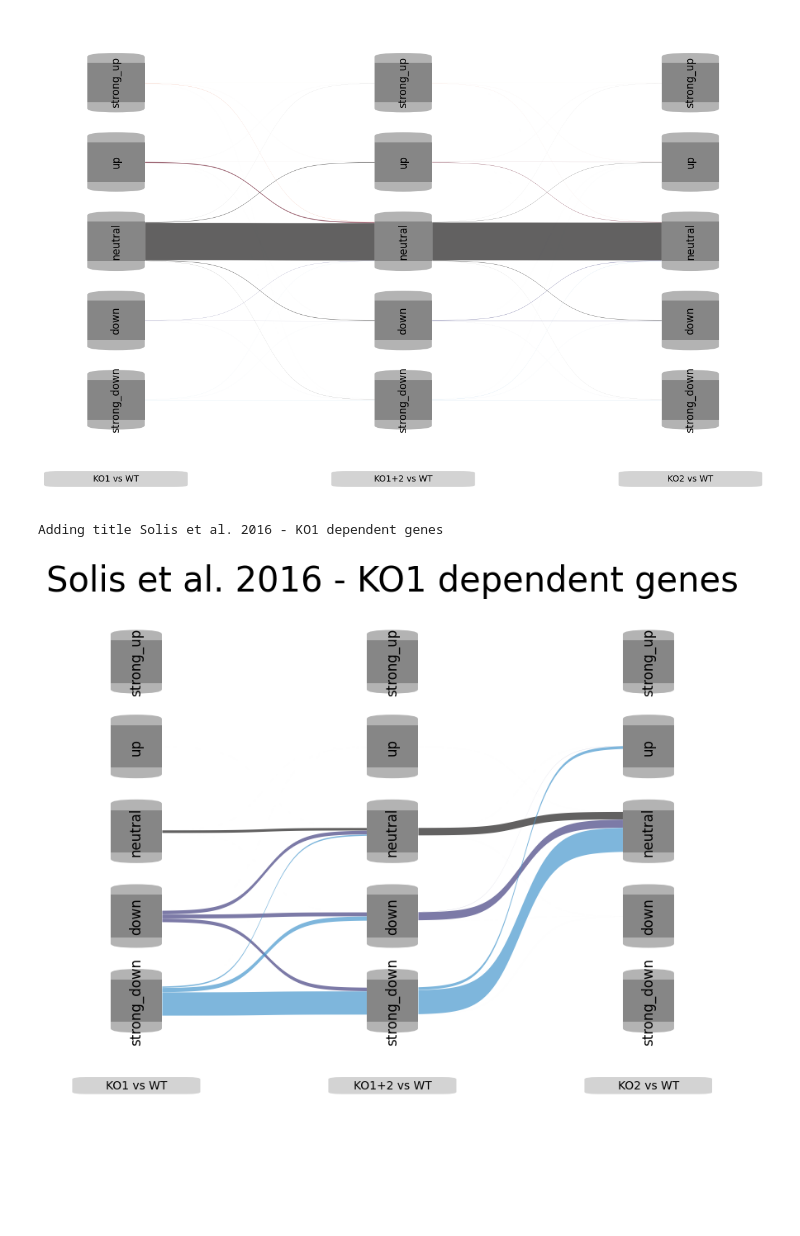
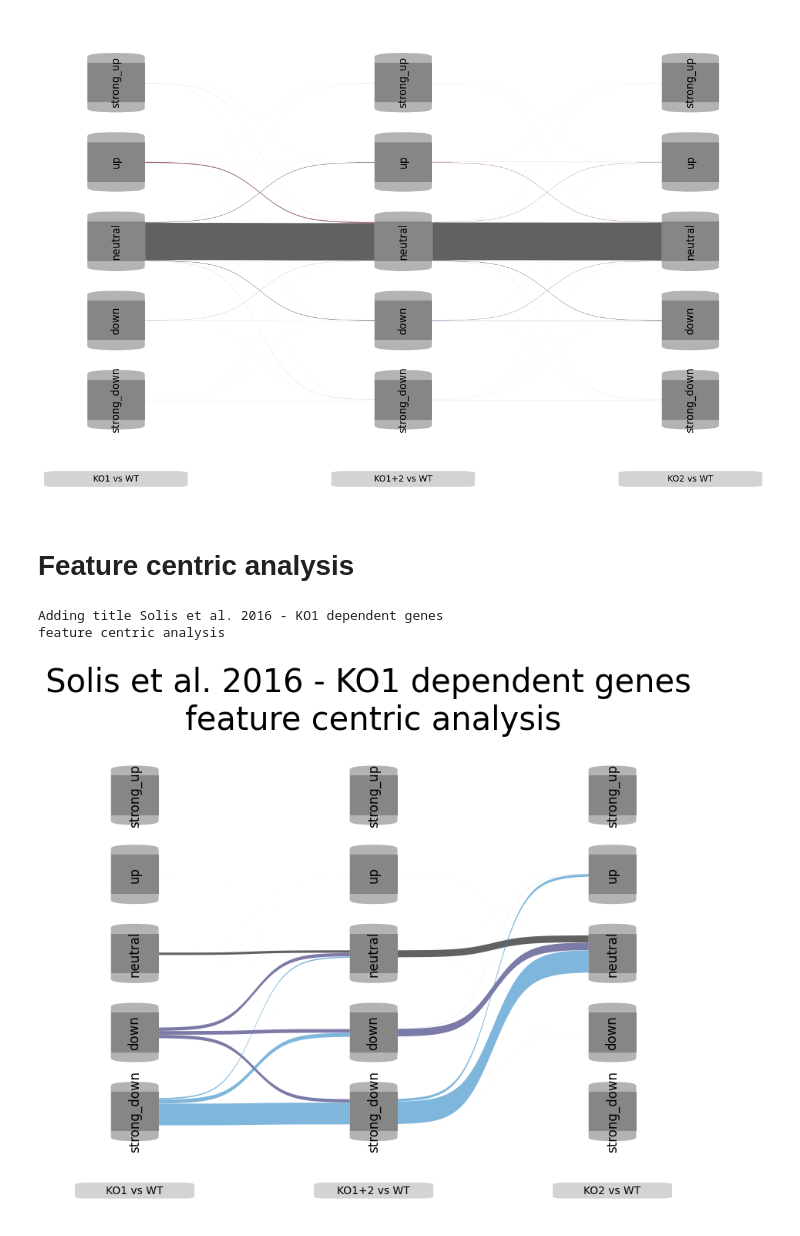
Before and after one commit to mjoppich/FlowSets, a Jupyter notebook: small_example/Flowsets_example.ipynb, the cells around one changed output. Drawn from its saved outputs; the diff is of its cells as text; code cells hidden in the pictures; blank space fills up the shorter version.

```diff
--- a/small_example/Flowsets_example.ipynb
+++ b/small_example/Flowsets_example.ipynb
@@ -63,10 +63,13 @@ fa= FlowAnalysis(explDFWide,"gene_id", series2name, mfFuzzy)
 fa.plot_flows(figsize=(15, 10),outfile="./plots/complete_flow")
 # %% [output]
 [figure]
+# %% [markdown]
+# Feature centric analysis
 # %%
 # Plot flows for a set of genes of interest (from Solis et al. 2016)
 solis_genes = ["YAL005C", "YBR101C", "YDR171W", "YDR214W", "YDR258C", "YFL016C", "YGR142W", "YLL024C", "YLL026W", "YLR216C", "YMR186W", "YNL007C", "YNL064C", "YNL281W", "YOR027W", "YOR298C-A", "YPL240C", "YPR158W"]
-fa.plot_flows(genes=solis_genes, title="Solis et al. 2016 - KO1 dependent genes", figsize=(10, 8),outfile="./plots/geneset_flow")
+fa.plot_flows(genes=solis_genes, title="Solis et al. 2016 - KO1 dependent genes \nfeature centric analysis", figsize=(10, 8),outfile="./plots/geneset_flow")
 # %% [output]
 Adding title Solis et al. 2016 - KO1 dependent genes
+feature centric analysis
-[figure, old version]
+[figure, new version]
```
Also changed, not shown: parts of 2 cells of this notebook, 7 other files.
